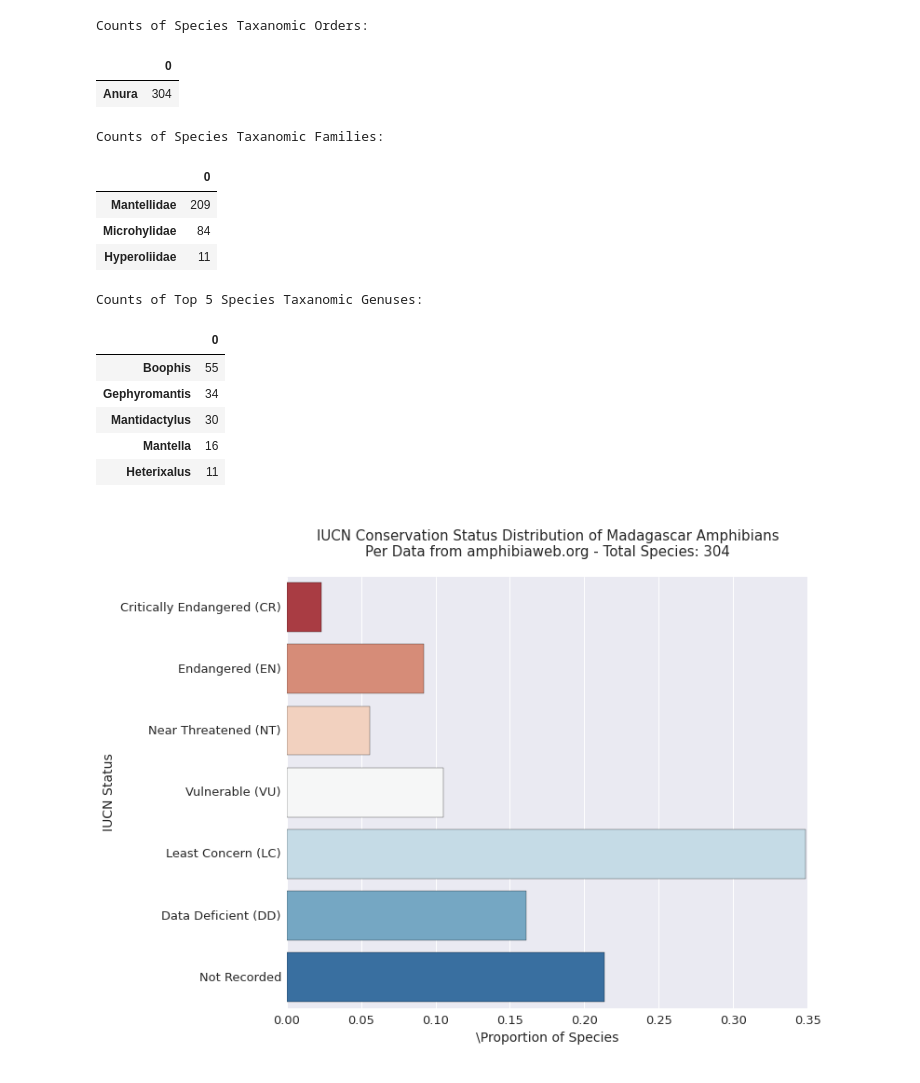
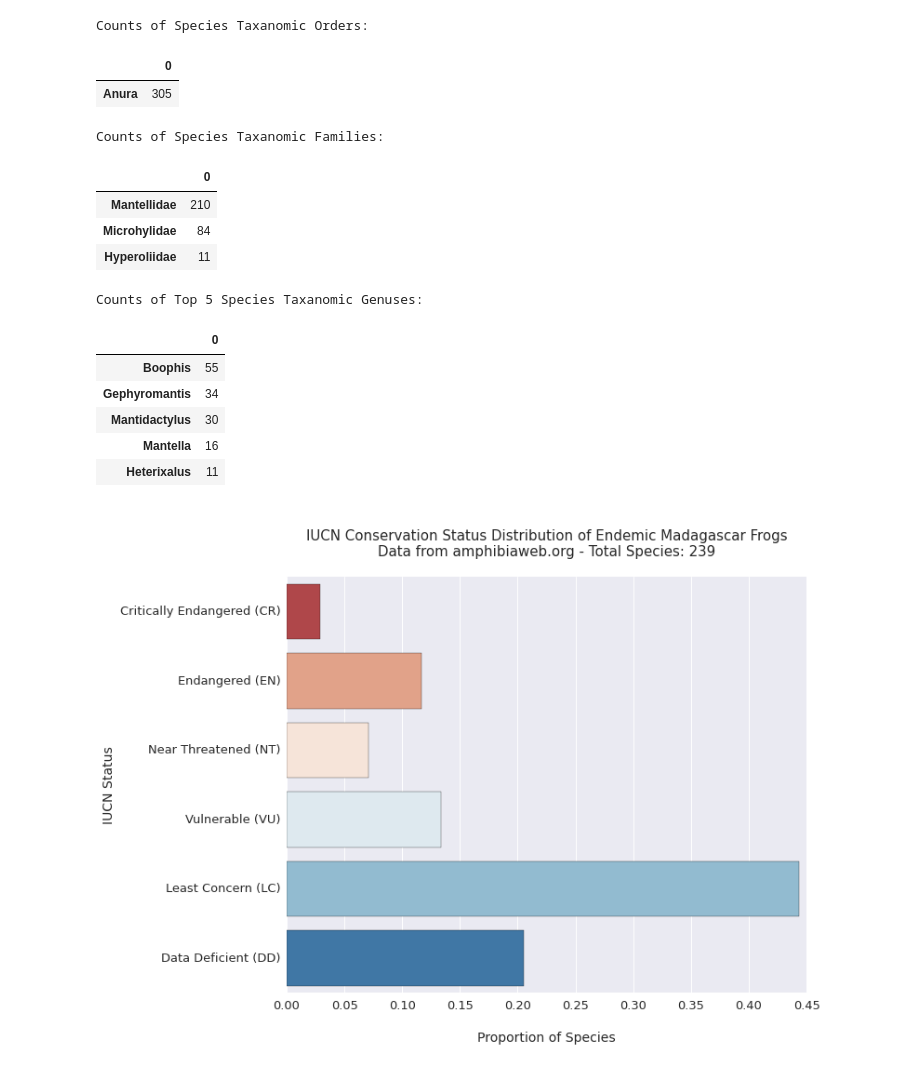
Before and after one commit to jpoles1/MadagascarInvasion, a Jupyter notebook: Amphibians.ipynb, the cells around one changed output. Cells and saved outputs as stored; diff of their text form; code cells hidden in the pictures.

```diff
--- a/Amphibians.ipynb
+++ b/Amphibians.ipynb
@@ -24,10 +24,12 @@ amphibArray = []
 for species in tree.getchildren():
     amphibArray.append({attr.tag: attr.text for attr in species})
 df = pd.DataFrame(amphibArray)
+df = df.drop_duplicates("scientificname")
 # %%
 iucnrawdata = pd.read_table("amphibdat.txt")
 mergedf = pd.merge(df, iucnrawdata, how="left", left_on="scientificname", right_on="gaa_name")
 mergedf.head()
+mergedf.to_csv("data/amphibians.csv")
 familyct = pd.DataFrame(df["family"].value_counts());
 totalct = len(df.index)
 orderct = pd.DataFrame(df["order"].value_counts())
@@ -41,10 +43,10 @@ display(genusct.head())
 # %% [output]
 Counts of Species Taxanomic Orders:
 |  | 0 |
-| Anura | 304 |
+| Anura | 305 |
 Counts of Species Taxanomic Families:
 |  | 0 |
-| Mantellidae | 209 |
+| Mantellidae | 210 |
 | Microhylidae | 84 |
 | Hyperoliidae | 11 |
 Counts of Top 5 Species Taxanomic Genuses:
@@ -55,18 +57,21 @@ Counts of Top 5 Species Taxanomic Genuses:
 | Mantella | 16 |
 | Heterixalus | 11 |
 # %%
-iucnorder = ["Not Recorded", "Data Deficient (DD)", "Least Concern (LC)", "Vulnerable (VU)", "Near Threatened (NT)", "Endangered (EN)", "Critically Endangered (CR)"]
-plotdat = pd.DataFrame(mergedf["iucn"].fillna("Not Recorded").value_counts())
+#iucnorder = ["Not Recorded","Data Deficient (DD)", "Least Concern (LC)", "Vulnerable (VU)", "Near Threatened (NT)", "Endangered (EN)", "Critically Endangered (CR)"]
+iucnorder = ["Data Deficient (DD)", "Least Concern (LC)", "Vulnerable (VU)", "Near Threatened (NT)", "Endangered (EN)", "Critically Endangered (CR)"]
+#plotdat = pd.DataFrame(mergedf["iucn"].fillna("Not Recorded").value_counts())
+plotdat = pd.DataFrame(mergedf["iucn"].dropna().value_counts())
+iucnct = sum(plotdat[0]);
 plt.figure(figsize=(11, 8.5))
-sns.barplot(y=plotdat.index, x=plotdat[0]/totalct, order=reversed(iucnorder), palette="RdBu")
-plt.title("\nIUCN Conservation Status Distribution of Madagascar Amphibians\nPer Data from amphibiaweb.org - Total Species: "+str(totalct)+"\n", fontsize=15)
-plt.xlabel("\Proportion of Species\n", fontsize=14)
+sns.barplot(y=plotdat.index, x=plotdat[0]/iucnct, order=reversed(iucnorder), palette="RdBu")
+plt.title("\nIUCN Conservation Status Distribution of Endemic Madagascar Frogs\nData from amphibiaweb.org - Total Species: "+str(iucnct)+"\n", fontsize=15)
+plt.xlabel("\nProportion of Species\n", fontsize=14)
 plt.ylabel("IUCN Status", fontsize=14)
 plt.tick_params(labelsize=13)
 plt.tight_layout()
 plt.savefig("figures/amphibIUCN.png")
 # %% [output]
-[figure, old version]
+[figure, new version]
 # %%
 plt.figure(figsize=(11, 8.5))
 sns.barplot(y=familyct.index, x=familyct[0], palette="RdBu")
```
Also changed, not shown: parts of 1 cell of this notebook, 2 other files.
